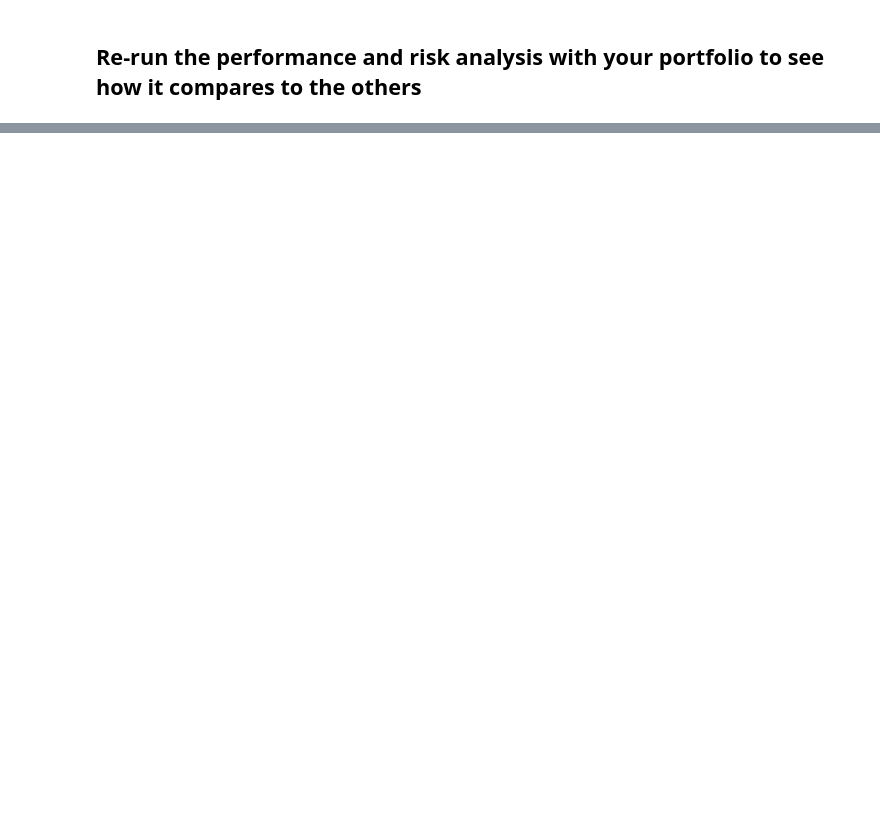
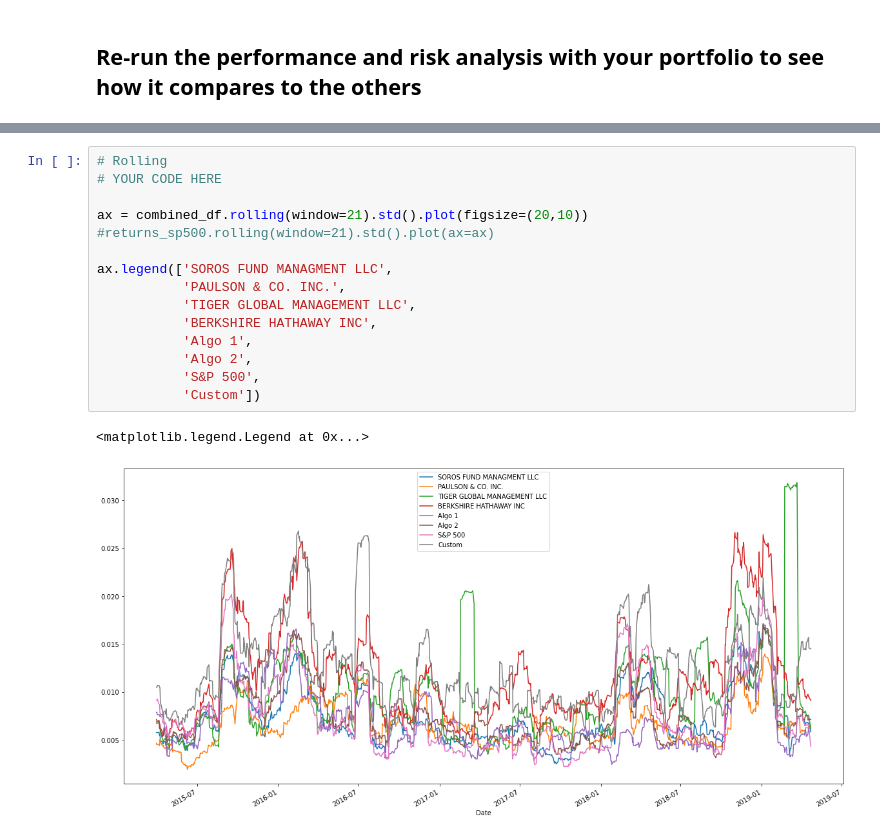
Before and after one commit to AMoran0121/Homework, a Jupyter notebook: Week 4/whale_analysis-AM.ipynb, the cells around one changed output, grey strips where cells are left out. Drawn from its saved outputs; the diff is of its cells as text; blank space fills up the shorter version.

```diff
--- a/Week 4/whale_analysis-AM.ipynb
+++ b/Week 4/whale_analysis-AM.ipynb
@@ -574,3 +609,21 @@ dtype: float64
+# %%
+# Rolling
+# YOUR CODE HERE
+
+ax = combined_df.rolling(window=21).std().plot(figsize=(20,10))
+#returns_sp500.rolling(window=21).std().plot(ax=ax)
+
+ax.legend(['SOROS FUND MANAGMENT LLC',
+           'PAULSON & CO. INC.',
+           'TIGER GLOBAL MANAGEMENT LLC',
+           'BERKSHIRE HATHAWAY INC',
+           'Algo 1',
+           'Algo 2',
+           'S&P 500',
+           'Custom'])
+# %% [output]
+<matplotlib.legend.Legend at 0x...>
+[figure, added]
 # %%
 # Annualized Sharpe Ratios
 # YOUR CODE HERE
```
Also changed, not shown: parts of 28 cells of this notebook.
